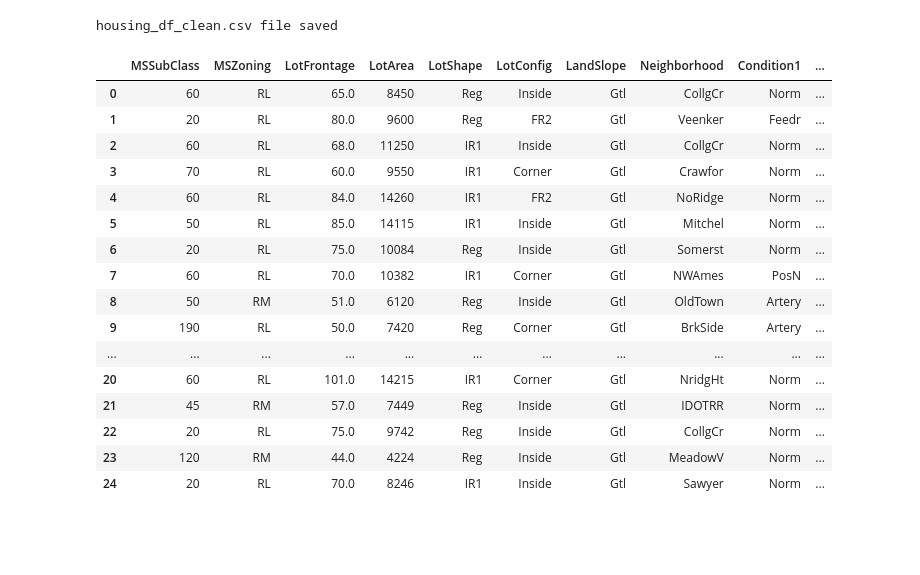
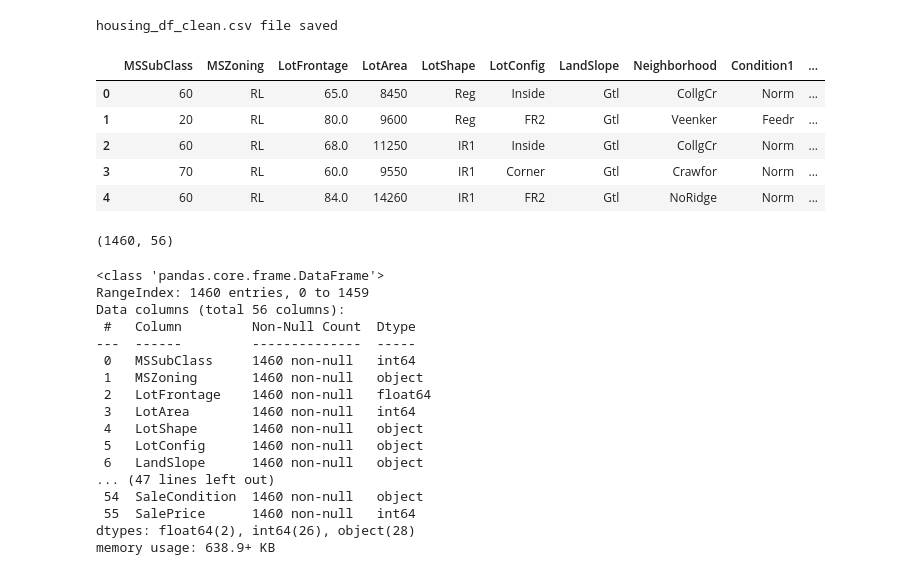
Before and after one commit to ThomasClemons/house_hunters, a Jupyter notebook: data_preparation.ipynb, the cells around one changed output. Saved outputs shown, nothing was run; the diff lists cells and outputs as text; code cells hidden in the pictures; blank space fills up the shorter version.

Commit message:
updated data files and new data prep notebook

```diff
--- a/data_preparation.ipynb
+++ b/data_preparation.ipynb
@@ -273,7 +273,7 @@ convert_null_values_cols = ['BsmtQual', 'BsmtCond', 'BsmtExposure', 'BsmtFinType
 
 # Convert column null values to 'NA'
 for col in convert_null_values_cols:
-    housing_df_revised[col] = housing_df_revised[col].fillna('NotAvail')
+    housing_df_revised[col] = housing_df_revised[col].fillna('DoesNotHave')
 
-print('Converted column null values to NA to indicate that home has No Basement, No Fireplace, or No Garage')
+print('Converted column null values to "DoesNotHave" to indicate that home has No Basement, No Fireplace, or No Garage')
 # %% [output]
@@ -369,22 +368,38 @@ print("housing_df_clean.csv file saved")
 # %% [output]
 housing_df_clean.csv file saved
 # %%
-housing_df_revised.head(25)
+# Display first 5 rows of housing_df_revised dataframe
+housing_df_revised.head()
 # %% [output]
 |  | MSSubClass | MSZoning | LotFrontage | LotArea | LotShape | LotConfig | LandSlope | Neighborhood | Condition1 | ... |
 | 0 | 60 | RL | 65.0 | 8450 | Reg | Inside | Gtl | CollgCr | Norm | ... |
 | 1 | 20 | RL | 80.0 | 9600 | Reg | FR2 | Gtl | Veenker | Feedr | ... |
 | 2 | 60 | RL | 68.0 | 11250 | IR1 | Inside | Gtl | CollgCr | Norm | ... |
 | 3 | 70 | RL | 60.0 | 9550 | IR1 | Corner | Gtl | Crawfor | Norm | ... |
 | 4 | 60 | RL | 84.0 | 14260 | IR1 | FR2 | Gtl | NoRidge | Norm | ... |
-| 5 | 50 | RL | 85.0 | 14115 | IR1 | Inside | Gtl | Mitchel | Norm | ... |
-| 6 | 20 | RL | 75.0 | 10084 | Reg | Inside | Gtl | Somerst | Norm | ... |
-| 7 | 60 | RL | 70.0 | 10382 | IR1 | Corner | Gtl | NWAmes | PosN | ... |
-| 8 | 50 | RM | 51.0 | 6120 | Reg | Inside | Gtl | OldTown | Artery | ... |
-| 9 | 190 | RL | 50.0 | 7420 | Reg | Corner | Gtl | BrkSide | Artery | ... |
-| ... | ... | ... | ... | ... | ... | ... | ... | ... | ... | ... |
-| 20 | 60 | RL | 101.0 | 14215 | IR1 | Corner | Gtl | NridgHt | Norm | ... |
-| 21 | 45 | RM | 57.0 | 7449 | Reg | Inside | Gtl | IDOTRR | Norm | ... |
-| 22 | 20 | RL | 75.0 | 9742 | Reg | Inside | Gtl | CollgCr | Norm | ... |
-| 23 | 120 | RM | 44.0 | 4224 | Reg | Inside | Gtl | MeadowV | Norm | ... |
-| 24 | 20 | RL | 70.0 | 8246 | IR1 | Inside | Gtl | Sawyer | Norm | ... |
+# %%
+# Display housing_df_revised shape
+housing_df_revised.shape
+# %% [output]
+(1460, 56)
+# %%
+# Display housing_df_revised  dataframe information
+housing_df_revised .info()
+# %% [output]
+<class 'pandas.core.frame.DataFrame'>
+RangeIndex: 1460 entries, 0 to 1459
+Data columns (total 56 columns):
+ #   Column         Non-Null Count  Dtype
+---  ------         --------------  -----
+ 0   MSSubClass     1460 non-null   int64
+ 1   MSZoning       1460 non-null   object
+ 2   LotFrontage    1460 non-null   float64
+ 3   LotArea        1460 non-null   int64
+ 4   LotShape       1460 non-null   object
+ 5   LotConfig      1460 non-null   object
+ 6   LandSlope      1460 non-null   object
+... (47 lines left out)
+ 54  SaleCondition  1460 non-null   object
+ 55  SalePrice      1460 non-null   int64
+dtypes: float64(2), int64(26), object(28)
+memory usage: 638.9+ KB
```
Also changed, not shown: parts of 3 cells of this notebook, 4 other files.
